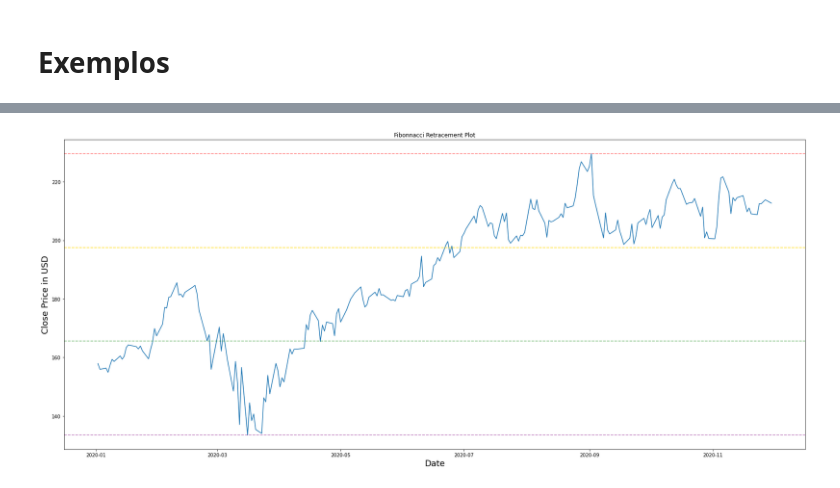
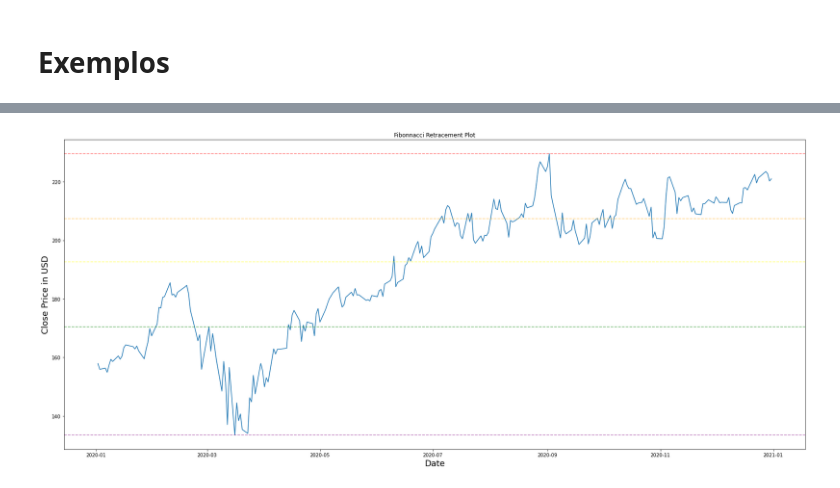
Before and after one commit to projeto-de-algoritmos/PD_Stock_Fibonacci_Ratios, a Jupyter notebook: Stocks_Fibonacci.ipynb, the cells around one changed output, grey strips where cells are left out. Drawn from its saved outputs; the diff is of its cells as text; code cells hidden in the pictures.

```diff
--- a/Stocks_Fibonacci.ipynb
+++ b/Stocks_Fibonacci.ipynb
@@ -100,7 +95,7 @@ calculate_fibonacci_rates('2019', '2020-05')
 # %%
-calculate_fibonacci_rates('2020', '2020-11')
+calculate_fibonacci_rates('2020', '2020-12')
 # %% [output]
-[figure, old version]
+[figure, new version]
 # %%
 calculate_fibonacci_rates('2021-07', '2021-10')
 # %% [output]
```
Also changed, not shown: parts of 9 cells of this notebook.
